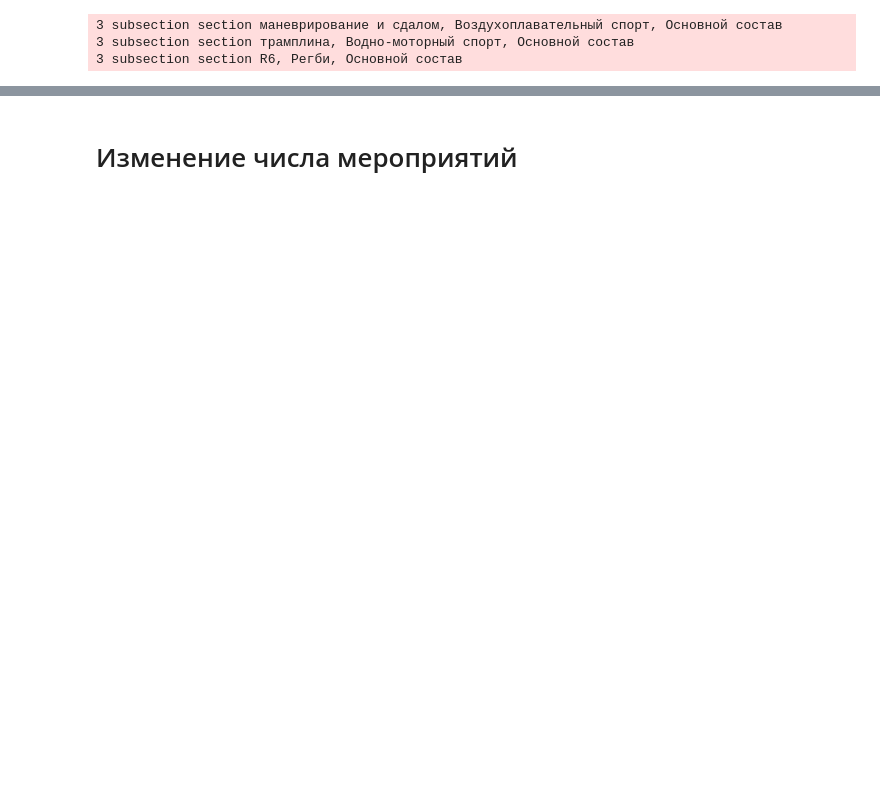
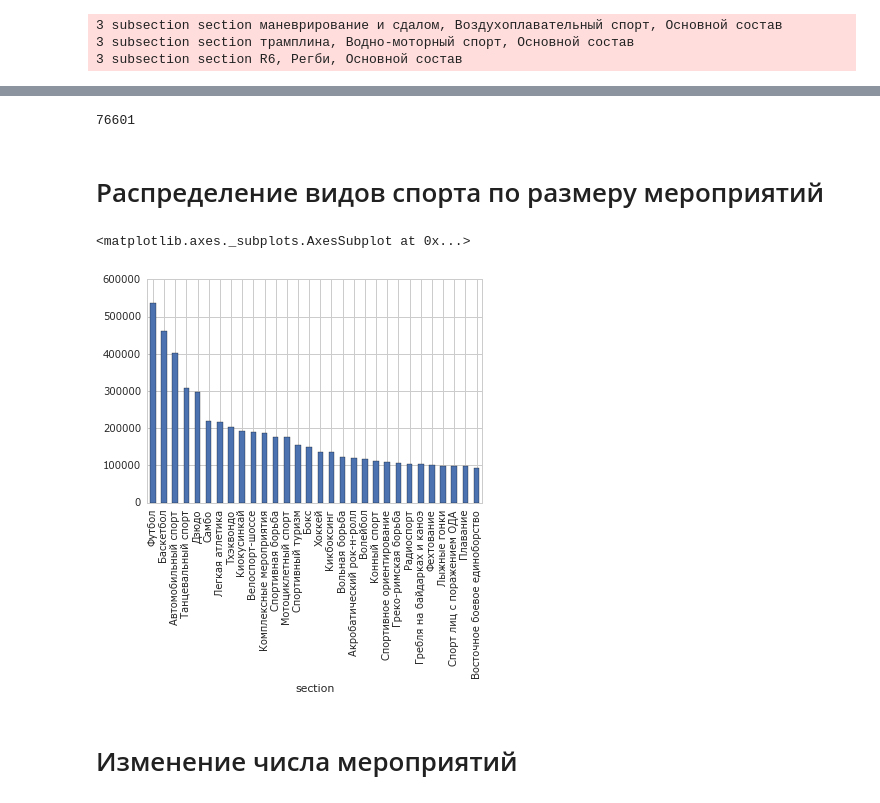
Before and after one commit to Oirat08/analyze-sport-afisha, a Jupyter notebook: notes.ipynb, the cells around one changed output, grey strips where cells are left out. Saved outputs shown, nothing was run; the diff lists cells and outputs as text; code cells hidden in the pictures; blank space fills up the shorter version.

```diff
--- a/notes.ipynb
+++ b/notes.ipynb
@@ -18,3 +18,7 @@ data.head()
 | 2 | Авиамодельный спорт | Основной состав | Кубок россии | кордовые модели воздушногобоя F2D... | 2008-02-22 | 2008-02-24 | Россия, Тульская обл. Алексин | 50 |
 | 3 | Авиамодельный спорт | Основной состав | Кубок россии | кордовые модели воздушного боя F-... | 2008-02-22 | 2008-02-24 | Россия, Свердловская обл. Екатери... | 100 |
 | 4 | Авиамодельный спорт | Основной состав | Кубок россии | кордовые модели воздушногобоя F2D... | 2008-03-01 | 2008-03-02 | Россия, Пермская обл. Пермь | 40 |
+# %%
+len(data)
+# %% [output]
+76601
@@ -21,2 +28,11 @@ data.head()
+# %% [markdown]
+# Распределение видов спорта по размеру мероприятий
+# %%
+table = data.groupby('section').participants.sum()
+table = table.sort(inplace=False, ascending=False)
+table.head(30).plot(kind='bar')
+# %% [output]
+<matplotlib.axes._subplots.AxesSubplot at 0x...>
+[figure, added]
 # %% [markdown]
 # Изменение числа мероприятий
```
Also changed, not shown: parts of 3 cells of this notebook, 2 other files.
